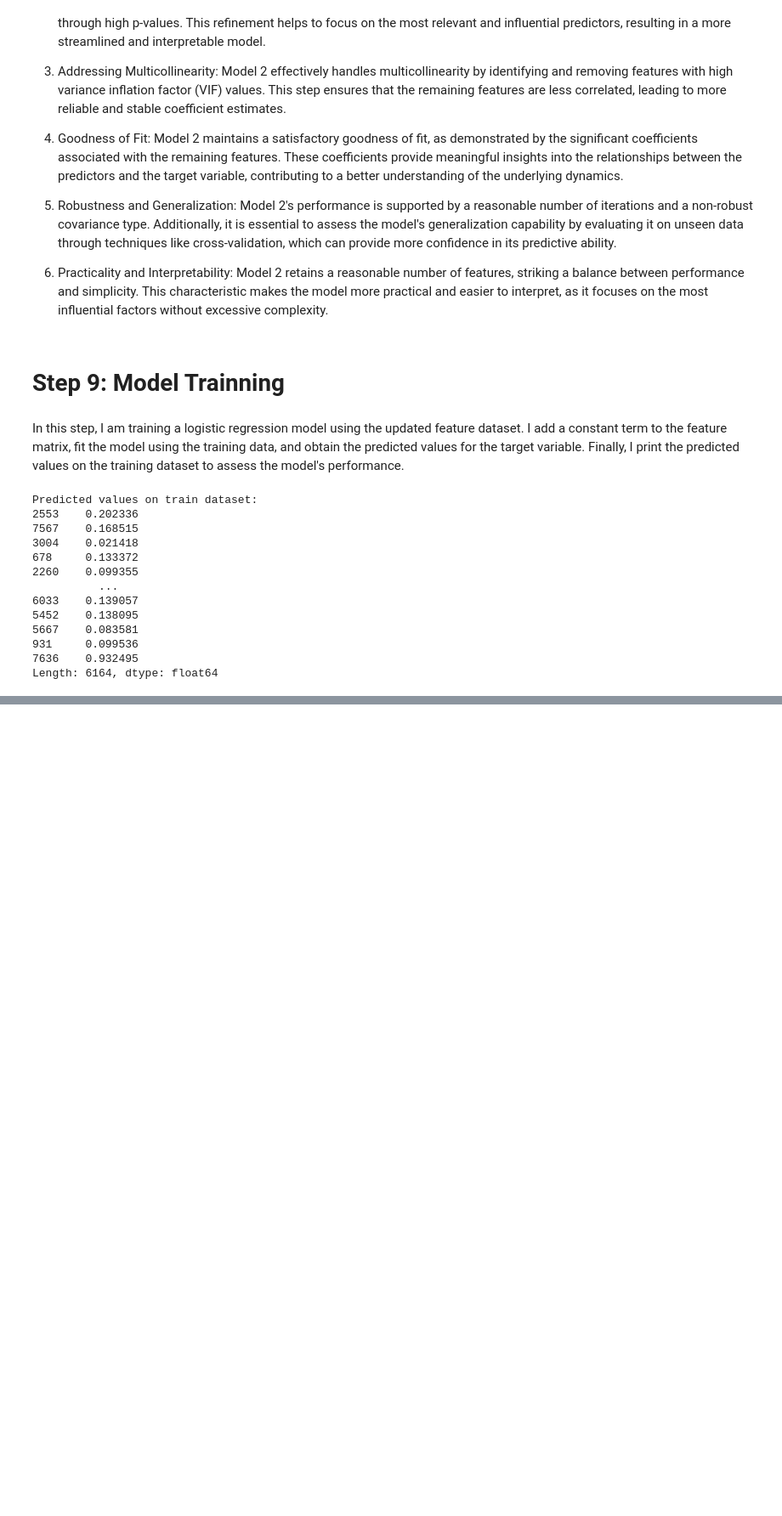
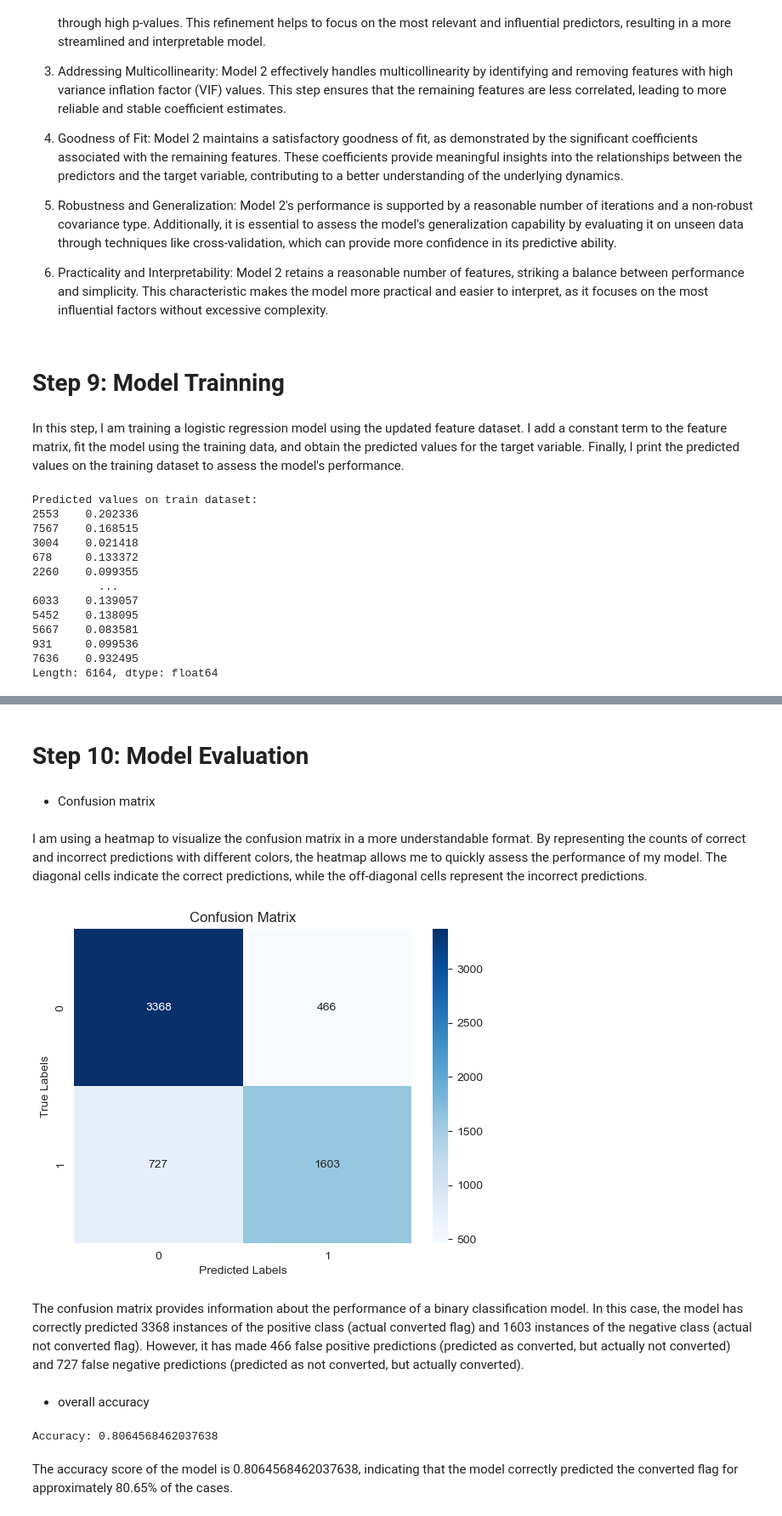
Before and after one commit to kunalworldwide/Lead-Scoring-Case-study, a Jupyter notebook: Lead-scoring-assignments.ipynb, the cells around one changed output, grey strips where cells are left out. Shown: that part at 85% size. Saved outputs shown, nothing was run; the diff lists cells and outputs as text; code cells hidden in the pictures; blank space fills up the shorter version.

Commit message:
Model Evaluation halfway

```diff
--- a/Lead-scoring-assignments.ipynb
+++ b/Lead-scoring-assignments.ipynb
@@ -1058,0 +1064,11 @@ Length: 6164, dtype: float64
+# %%
+y_train_pred = y_train_pred.values.reshape(-1)
+# %%
+# Create a dataframe with actual converted flag and predicted probabilities
+df_results = pd.DataFrame({'Actual Converted Flag': y_train, 'Predicted Probabilities': y_train_pred})
+
+# create a new column for ID
+df_results['ID'] = df_results.index
+
+# Print the dataframe
+print(df_results.head(15))
@@ -1058,0 +1092,9 @@ Length: 6164, dtype: float64
+# %%
+# Set the threshold
+threshold = 0.5
+
+# Create a new column based on the threshold
+df_results['Threshold Flag'] = df_results['Predicted Probabilities'].apply(lambda x: 1 if x > threshold else 0)
+
+# Print the updated dataframe
+print(df_results)
@@ -1058,0 +1118,35 @@ Length: 6164, dtype: float64
+# %% [markdown]
+<h1>Step 10: Model Evaluation</h1>
+# %% [markdown]
+* Confusion matrix
+# %% [markdown]
+I am using a heatmap to visualize the confusion matrix in a more understandable format. By representing the counts of correct and incorrect predictions with different colors, the heatmap allows me to quickly assess the performance of my model. The diagonal cells indicate the correct predictions, while the off-diagonal cells represent the incorrect predictions.
+# %%
+# Calculate the confusion matrix
+confusion_mat = confusion_matrix(df_results['Actual Converted Flag'], df_results['Threshold Flag'])
+
+# Create a heatmap of the confusion matrix
+sns.heatmap(confusion_mat, annot=True, fmt='d', cmap='Blues')
+
+# Add labels, title, and ticks to the plot
+plt.xlabel('Predicted Labels')
+plt.ylabel('True Labels')
+plt.title('Confusion Matrix')
+plt.show()
+# %% [output]
+[figure, added]
+# %% [markdown]
+The confusion matrix provides information about the performance of a binary classification model. In this case, the model has correctly predicted 3368 instances of the positive class (actual converted flag) and 1603 instances of the negative class (actual not converted flag). However, it has made 466 false positive predictions (predicted as converted, but actually not converted) and 727 false negative predictions (predicted as not converted, but actually converted).
+# %% [markdown]
+* overall accuracy
+# %%
+
+# Assuming y_true is the actual converted flag and y_pred is the predicted threshold flag
+accuracy = accuracy_score(df_results['Actual Converted Flag'], df_results['Threshold Flag'])
+
+print("Accuracy:", accuracy)
+# %% [output]
+Accuracy: 0.8064568462037638
+# %% [markdown]
+
+The accuracy score of the model is 0.8064568462037638, indicating that the model correctly predicted the converted flag for approximately 80.65% of the cases.
```
Also changed, not shown: parts of 7 cells of this notebook.
